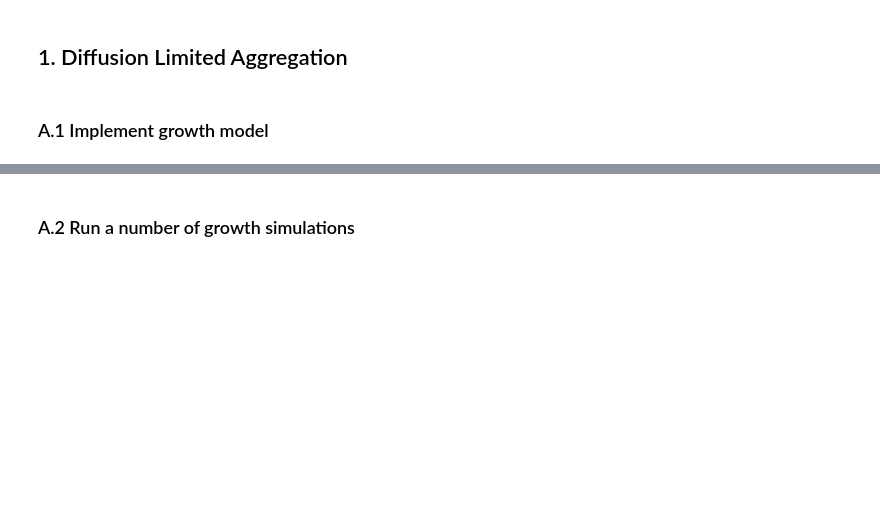
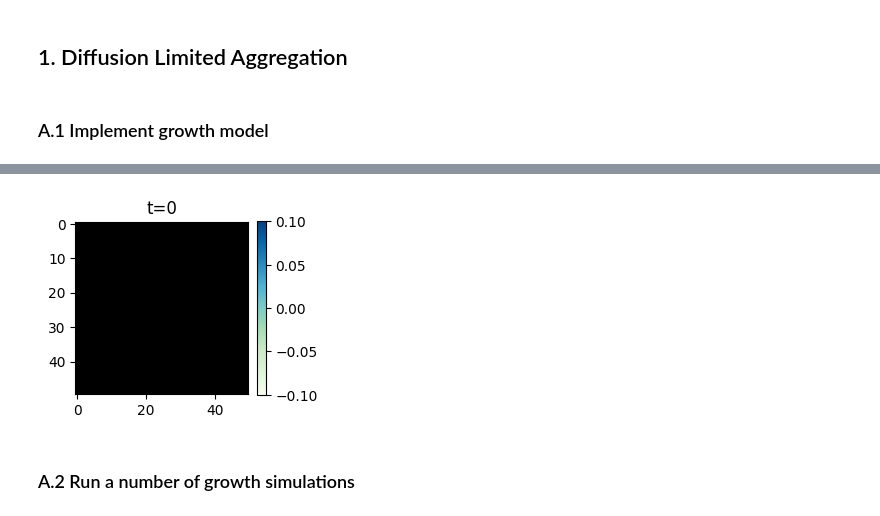
Before and after one commit to NitaiNijholt/ScientificComputing, a Jupyter notebook: assignment2.ipynb, the cells around one changed output, grey strips where cells are left out. Cells and saved outputs as stored; diff of their text form; code cells hidden in the pictures; blank space fills up the shorter version.

```diff
--- a/assignment2.ipynb
+++ b/assignment2.ipynb
@@ -281,6 +281,37 @@ def save_animation(clusters,concentrations, interval=250,fps=10,name='animation.
 
     writer = animation.FFMpegWriter(fps=fps)
     anim.save(name, writer = writer)
+# %%
+# Function for animation of growth probability
+def save_animation_probability(clusters,growth_probs, interval=250,fps=10,name='animation_probability.mp4',normalize=False):
+
+    plt.figure(figsize=(3, 3), layout='tight')
+
+    def update(t):
+        plt.clf()
+
+        lattice = growth_probs[:,:,t] + clusters[:,:,t]
+        masked_array = np.ma.masked_where(clusters[:,:,t] == 1, lattice)
+
+        # Select the colormap and the color for the exception values
+        cmap = matplotlib.cm.GnBu
+        cmap.set_bad(color='black')
+
+        # Plot the total lattice
+        if normalize:
+            masked_array = masked_array / np.max(growth_probs[:,:,t])
+
+        plt.imshow(masked_array, cmap=cmap)
+        plt.title(f't={t}')
+        plt.colorbar(fraction=0.0455, pad=0.05)
+        plt.tight_layout()
+        return plt
+
+    anim = animation.FuncAnimation(plt.gcf(), update, frames=range(
+            0, clusters.shape[2]), interval=interval)
+
+    writer = animation.FFMpegWriter(fps=fps)
+    anim.save(name, writer = writer)
 # %%
 save_animation(total_clusters,total_concentrations, interval=250,fps=30,name=f'animation_{N}_{STEPS}_{CONCENTRATION_SOLVING_THRESHOLD}.mp4')
 # %% [output]
@@ -292,3 +319,8 @@ save_animation(total_clusters,total_concentrations, interval=250,fps=30,name=f'a
+# %%
+# Growth probability animation
+save_animation_probability(total_clusters,total_probability_growth, interval=250,fps=30,name=f'animation_prob_{N}_{STEPS}_{CONCENTRATION_SOLVING_THRESHOLD}.mp4',normalize=True)
+# %% [output]
+[figure, added]
 # %% [markdown]
 ### A.2 Run a number of growth simulations
 # %%
```
Also changed, not shown: parts of 5 cells of this notebook.
